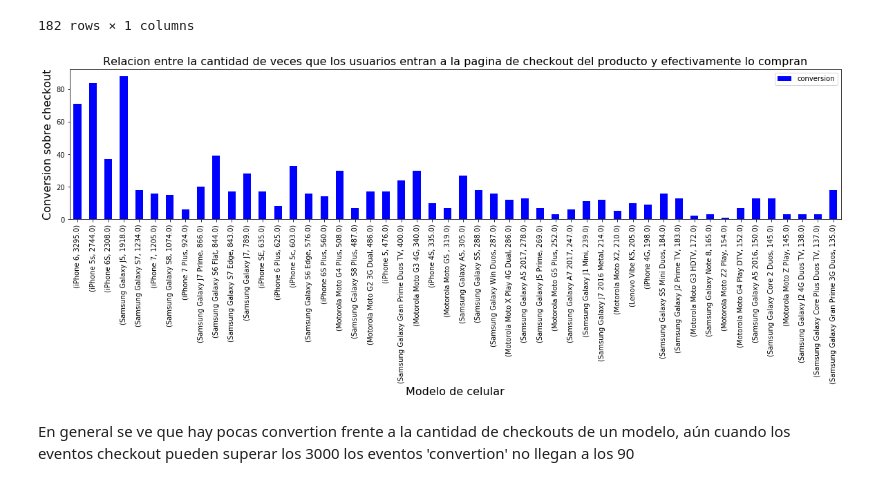
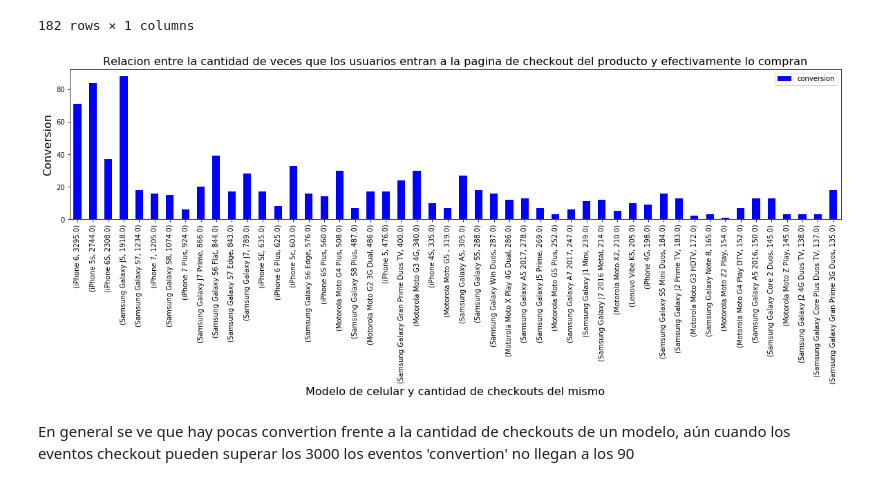
Before and after one commit to IgnacioKomar/OrganizacionDeDatos, a Jupyter notebook: Análisis sobre modelos.ipynb, the cells around one changed output. Drawn from its saved outputs; the diff is of its cells as text; code cells hidden in the pictures.

```diff
--- a/Análisis sobre modelos.ipynb
+++ b/Análisis sobre modelos.ipynb
@@ -404,12 +404,12 @@ modelConvertionToCheckoutOrderedByCheckout
 182 rows × 1 columns
 # %%
 checkoutsQueMasHicieronConversionPlot = modelConvertionToCheckoutOrderedByCheckout.head(50).plot(kind = 'bar', y = 'conversion', figsize = (20,4), color = "blue")
-checkoutsQueMasHicieronConversionPlot.set_xlabel("Modelo de celular", fontsize = 16)
-checkoutsQueMasHicieronConversionPlot.set_ylabel("Conversion sobre checkout", fontsize = 16)
+checkoutsQueMasHicieronConversionPlot.set_xlabel("Modelo de celular y cantidad de checkouts del mismo", fontsize = 16)
+checkoutsQueMasHicieronConversionPlot.set_ylabel("Conversion", fontsize = 16)
 checkoutsQueMasHicieronConversionPlot.set_title("Relacion entre la cantidad de veces que los usuarios entran a la pagina de checkout del producto y efectivamente lo compran",fontsize = 16)
 plt.show()
 # %% [output]
-[figure, old version]
+[figure, new version]
 # %% [markdown]
 En general se ve que hay pocas convertion frente a la cantidad de checkouts de un modelo, aún cuando los eventos checkout pueden superar los 3000 los eventos 'convertion' no llegan a los 90
 # %% [markdown]
```
